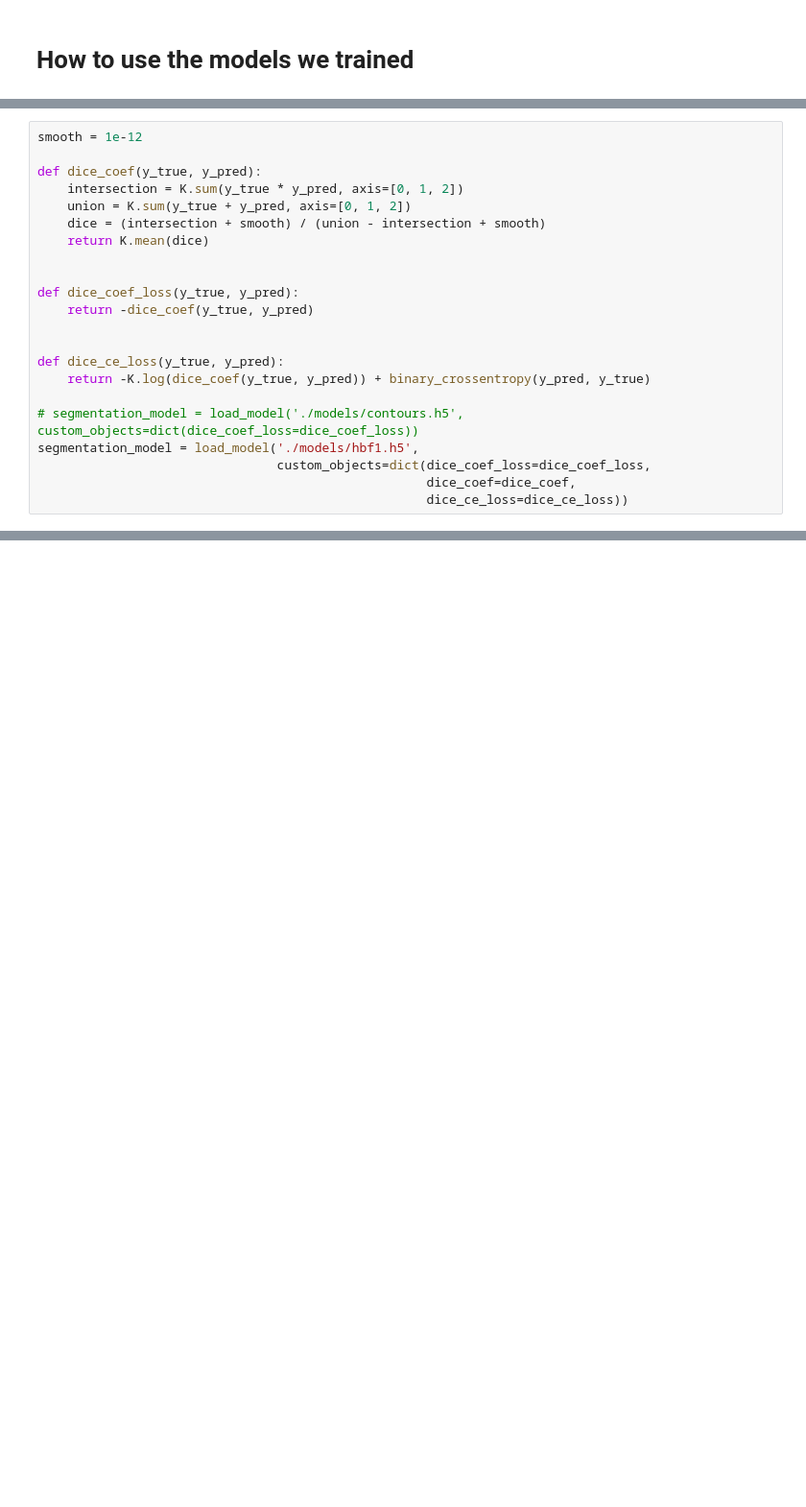
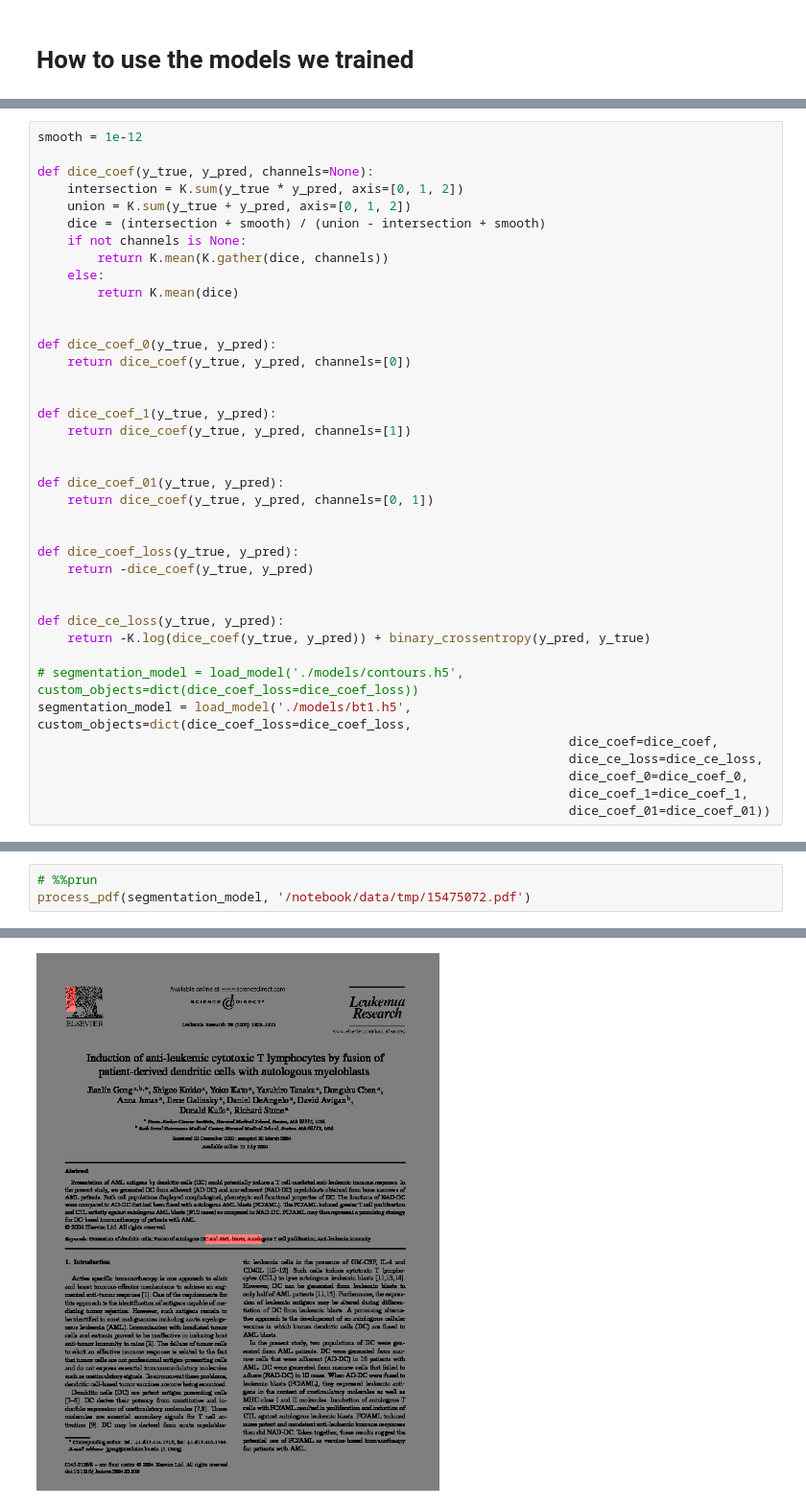
Before and after one commit to windj007/tablex-dataset, a Jupyter notebook: testbed2.ipynb, the cells around one changed output, grey strips where cells are left out. Shown at 96% size. Cells and saved outputs as stored; diff of their text form; blank space fills up the shorter version.

```diff
--- a/testbed2.ipynb
+++ b/testbed2.ipynb
@@ -30,11 +33,26 @@ Using TensorFlow backend.
 # %%
 smooth = 1e-12
 
-def dice_coef(y_true, y_pred):
+def dice_coef(y_true, y_pred, channels=None):
     intersection = K.sum(y_true * y_pred, axis=[0, 1, 2])
     union = K.sum(y_true + y_pred, axis=[0, 1, 2])
     dice = (intersection + smooth) / (union - intersection + smooth)
-    return K.mean(dice)
+    if not channels is None:
+        return K.mean(K.gather(dice, channels))
+    else:
+        return K.mean(dice)
+
+
+def dice_coef_0(y_true, y_pred):
+    return dice_coef(y_true, y_pred, channels=[0])
+
+
+def dice_coef_1(y_true, y_pred):
+    return dice_coef(y_true, y_pred, channels=[1])
+
+
+def dice_coef_01(y_true, y_pred):
+    return dice_coef(y_true, y_pred, channels=[0, 1])
 
 
 def dice_coef_loss(y_true, y_pred):
@@ -45,7 +63,9 @@ def dice_ce_loss(y_true, y_pred):
     return -K.log(dice_coef(y_true, y_pred)) + binary_crossentropy(y_pred, y_true)
 
 # segmentation_model = load_model('./models/contours.h5', custom_objects=dict(dice_coef_loss=dice_coef_loss))
-segmentation_model = load_model('./models/hbf1.h5',
-                                custom_objects=dict(dice_coef_loss=dice_coef_loss,
-                                                    dice_coef=dice_coef,
-                                                    dice_ce_loss=dice_ce_loss))
+segmentation_model = load_model('./models/bt1.h5', custom_objects=dict(dice_coef_loss=dice_coef_loss,
+                                                                       dice_coef=dice_coef,
+                                                                       dice_ce_loss=dice_ce_loss,
+                                                                       dice_coef_0=dice_coef_0,
+                                                                       dice_coef_1=dice_coef_1,
+                                                                       dice_coef_01=dice_coef_01))
@@ -209,0 +396,4 @@ def process_page(segm_model, full_image_fname, out_dir, mask_threshold=0.8, min_
+# %%
+# %%prun
+process_pdf(segmentation_model, '/notebook/data/tmp/15475072.pdf')
+# %% [output]
@@ -209,0 +402 @@ def process_page(segm_model, full_image_fname, out_dir, mask_threshold=0.8, min_
+[figure, added]
```
Also changed, not shown: parts of 25 cells of this notebook, 4 other files.
